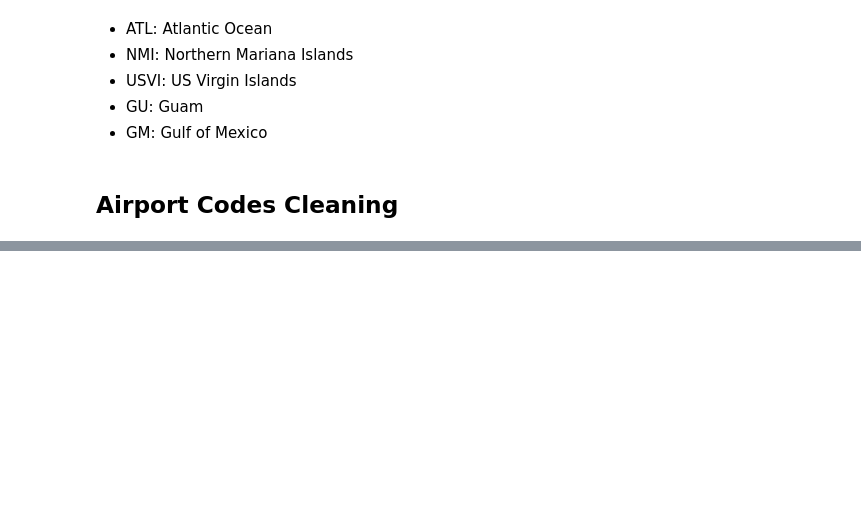
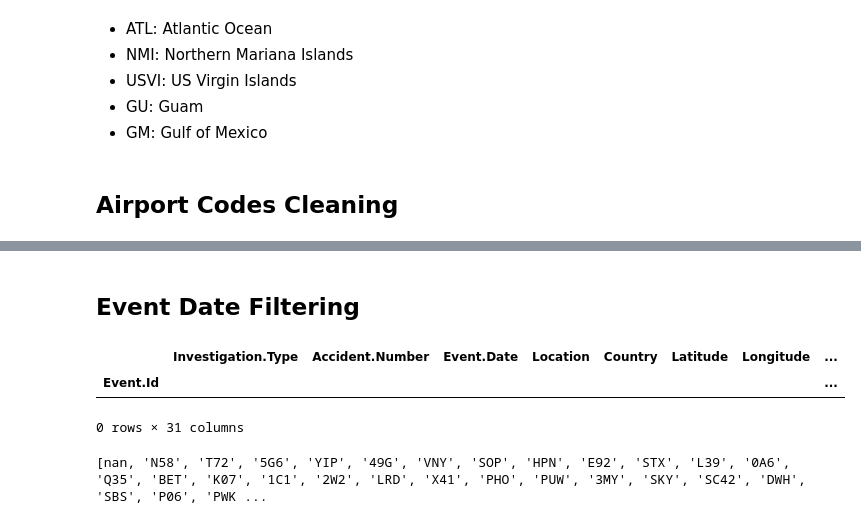
Before and after one commit to juancarlos285/phase1_project, a Jupyter notebook: First Notebook.ipynb, the cells around one changed output, grey strips where cells are left out. Saved outputs shown, nothing was run; the diff lists cells and outputs as text; code cells hidden in the pictures; blank space fills up the shorter version.

```diff
--- a/First Notebook.ipynb
+++ b/First Notebook.ipynb
@@ -119,0 +280,14 @@ plt.show()
+# %% [markdown]
+## Event Date Filtering
+# %%
+# Filtering out dates before January 01, 1998
+airplane_df["Event.Date"] = pd.to_datetime(df["Event.Date"])
+airplane_df[airplane_df["Event.Date"] > "1998-01-01"]
+# %% [output]
+|  | Investigation.Type | Accident.Number | Event.Date | Location | Country | Latitude | Longitude | ... |
+| Event.Id |  |  |  |  |  |  |  | ... |
+0 rows × 31 columns
+# %%
+airplane_df.to_csv('airplane_df')
+# %% [output]
+[nan, 'N58', 'T72', '5G6', 'YIP', '49G', 'VNY', 'SOP', 'HPN', 'E92', 'STX', 'L39', '0A6', 'Q35', 'BET', 'K07', '1C1', '2W2', 'LRD', 'X41', 'PHO', 'PUW', '3MY', 'SKY', 'SC42', 'DWH', 'SBS', 'P06', 'PWK ...
```
Also changed, not shown: parts of 23 cells of this notebook, 2 other files.
